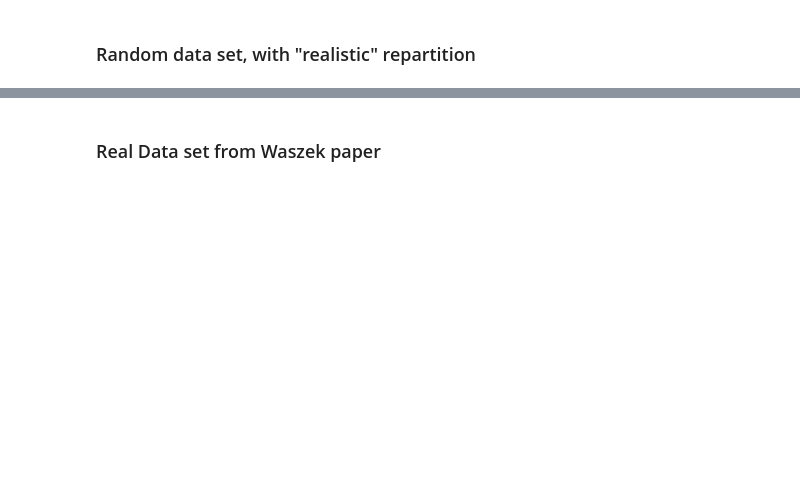
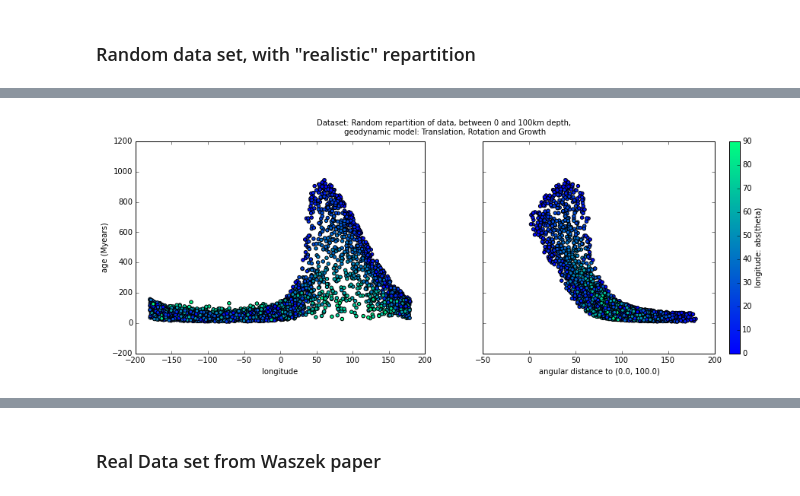
Before and after one commit to MarineLasbleis/GrowYourIC, a Jupyter notebook: GrowYourInnerCore_examples.ipynb, the cells around one changed output, grey strips where cells are left out. Cells and saved outputs as stored; diff of their text form; code cells hidden in the pictures; blank space fills up the shorter version.

```diff
--- a/GrowYourInnerCore_examples.ipynb
+++ b/GrowYourInnerCore_examples.ipynb
@@ -134,14 +138,16 @@ plt.colorbar(sc)
 # %%
 ## phi and distance plots
 fig, ax = plt.subplots(1,2, sharey=True)
 cm2 = plt.cm.get_cmap('winter')
 sc1 = ax[0].scatter(p, proxy_random, c=abs(t), cmap=cm2, vmin =-0, vmax =90)
 ax[0].set_xlabel("longitude")
 ax[0].set_ylabel("age (Myears)")
 sc2 = ax[1].scatter(dist, proxy_random, c=abs(t), cmap=cm2, vmin=-0, vmax =90)
 ax[1].set_xlabel("angular distance to ({}, {})".format(*velocity_center))
 fig.suptitle("Dataset: {},\n geodynamic model: {}".format(data_set_random.name, geodynModel.name))
 cbar = fig.colorbar(sc2)
-cbar.set_label("latitude: abs(theta)")
+cbar.set_label("longitude: abs(theta)")
+# %% [output]
+[figure, added]
 # %%
 geodynModel.proxy_type = "domain_size"
```
Also changed, not shown: parts of 15 cells of this notebook.
